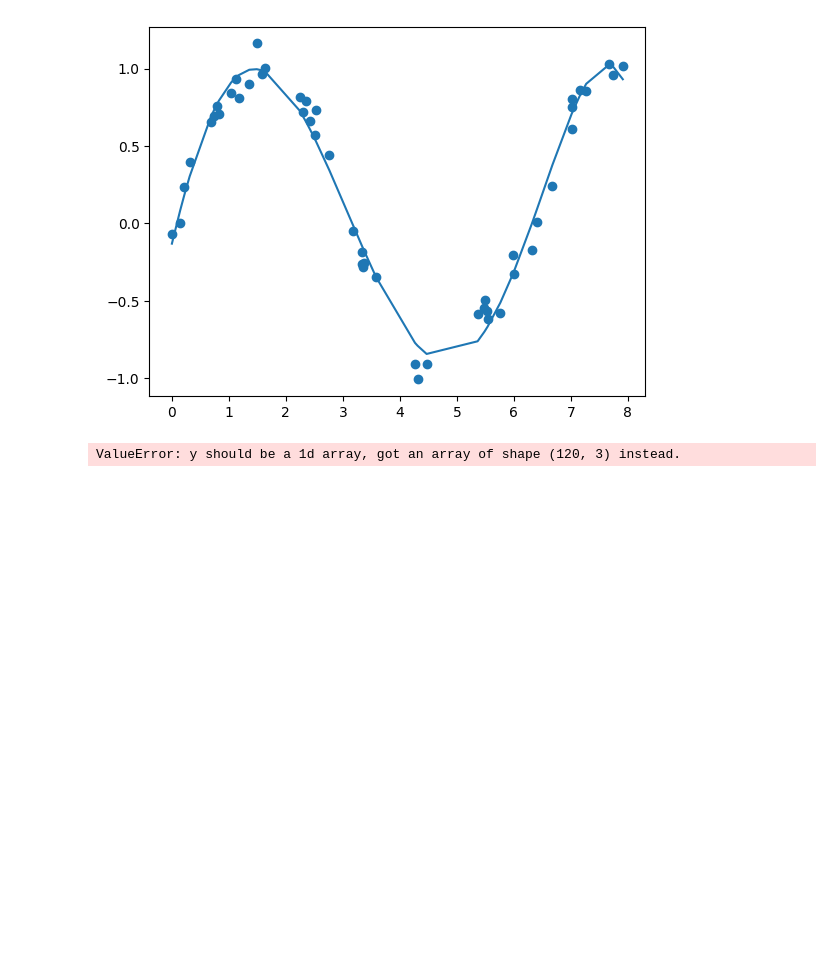
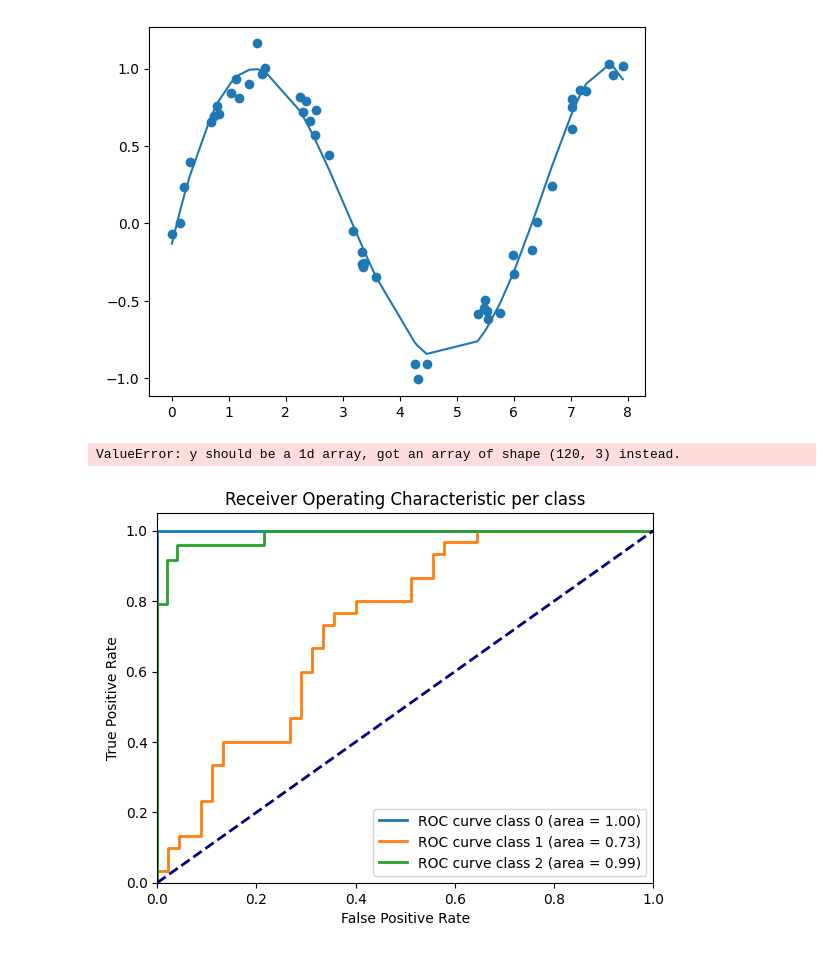
Before and after one commit to Versus-91/aitoolkit, a Jupyter notebook: test.ipynb, the cells around one changed output. Saved outputs shown, nothing was run; the diff lists cells and outputs as text; code cells hidden in the pictures; blank space fills up the shorter version.

```diff
--- a/test.ipynb
+++ b/test.ipynb
@@ -1000,3 +1000,49 @@ plt.legend(loc="lower right")
 plt.show()
 # %% [output]
 ValueError: y should be a 1d array, got an array of shape (120, 3) instead.
+# %%
+import numpy as np
+import matplotlib.pyplot as plt
+from sklearn import datasets
+from sklearn.model_selection import train_test_split
+from sklearn.linear_model import LogisticRegression
+from sklearn.metrics import roc_curve, auc
+from sklearn.preprocessing import label_binarize
+
+# Load the Iris dataset
+iris = datasets.load_iris()
+X = iris.data
+y = iris.target
+
+# Binarize the output
+y = label_binarize(y, classes=[0, 1, 2])
+
+# Split the data into training and test sets
+X_train, X_test, y_train, y_test = train_test_split(X, y, test_size=0.5, random_state=0)
+
+# Train a classifier for each class
+classifiers = []
+for i in range(y.shape[1]):
+    classifier = LogisticRegression()
+    classifier.fit(X_train, y_train[:, i])
+    classifiers.append(classifier)
+
+# Compute ROC curve and ROC area for each class
+plt.figure()
+lw = 2
+for i, classifier in enumerate(classifiers):
+    y_score = classifier.predict_proba(X_test)[:, 1]
+    fpr, tpr, _ = roc_curve(y_test[:, i], y_score)
+    roc_auc = auc(fpr, tpr)
+    plt.plot(fpr, tpr, lw=lw, label='ROC curve class %d (area = %0.2f)' % (i, roc_auc))
+
+plt.plot([0, 1], [0, 1], color='navy', lw=lw, linestyle='--')
+plt.xlim([0.0, 1.0])
+plt.ylim([0.0, 1.05])
+plt.xlabel('False Positive Rate')
+plt.ylabel('True Positive Rate')
+plt.title('Receiver Operating Characteristic per class')
+plt.legend(loc="lower right")
+plt.show()
+# %% [output]
+[figure, added]
```
Also changed, not shown: parts of 3 cells of this notebook, 8 other files.
